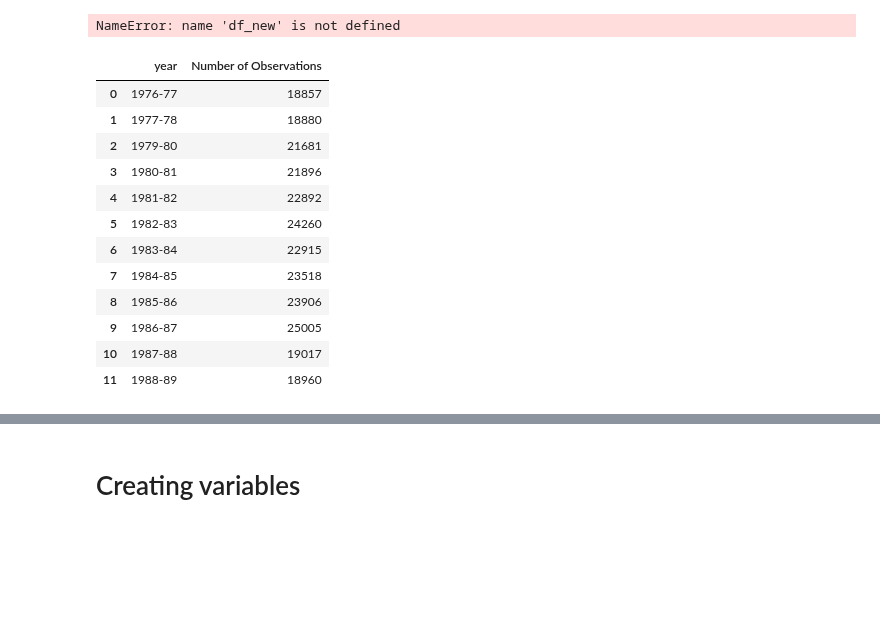
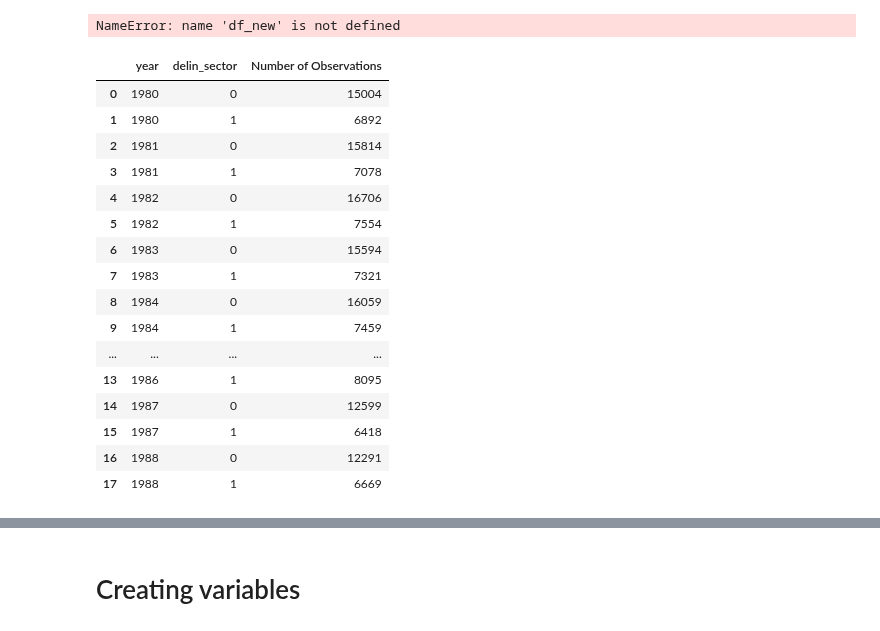
Before and after one commit to kabeerbora/1980s_delin, a Jupyter notebook: 1980s_delicensing.ipynb, the cells around one changed output, grey strips where cells are left out. Drawn from its saved outputs; the diff is of its cells as text; code cells hidden in the pictures; blank space fills up the shorter version.

```diff
--- a/1980s_delicensing.ipynb
+++ b/1980s_delicensing.ipynb
@@ -141,18 +141,23 @@ Column 'NIC87': 19 zeros and NaNs
 NameError: name 'df_new' is not defined
 # %%
 observations_by_year = df_new.groupby('year').size().reset_index(name='Number of Observations')
+observations_by_year = df_new.groupby(['year', 'delin_sector'])['delin_sector'].size().reset_index(name='Number of Observations')
 observations_by_year
 # %% [output]
-|  | year | Number of Observations |
-| 0 | 1976-77 | 18857 |
-| 1 | 1977-78 | 18880 |
-| 2 | 1979-80 | 21681 |
-| 3 | 1980-81 | 21896 |
-| 4 | 1981-82 | 22892 |
-| 5 | 1982-83 | 24260 |
-| 6 | 1983-84 | 22915 |
-| 7 | 1984-85 | 23518 |
-| 8 | 1985-86 | 23906 |
-| 9 | 1986-87 | 25005 |
-| 10 | 1987-88 | 19017 |
-| 11 | 1988-89 | 18960 |
+|  | year | delin_sector | Number of Observations |
+| 0 | 1980 | 0 | 15004 |
+| 1 | 1980 | 1 | 6892 |
+| 2 | 1981 | 0 | 15814 |
+| 3 | 1981 | 1 | 7078 |
+| 4 | 1982 | 0 | 16706 |
+| 5 | 1982 | 1 | 7554 |
+| 6 | 1983 | 0 | 15594 |
+| 7 | 1983 | 1 | 7321 |
+| 8 | 1984 | 0 | 16059 |
+| 9 | 1984 | 1 | 7459 |
+| ... | ... | ... | ... |
+| 13 | 1986 | 1 | 8095 |
+| 14 | 1987 | 0 | 12599 |
+| 15 | 1987 | 1 | 6418 |
+| 16 | 1988 | 0 | 12291 |
+| 17 | 1988 | 1 | 6669 |
```
Also changed, not shown: parts of 1 cell of this notebook.
